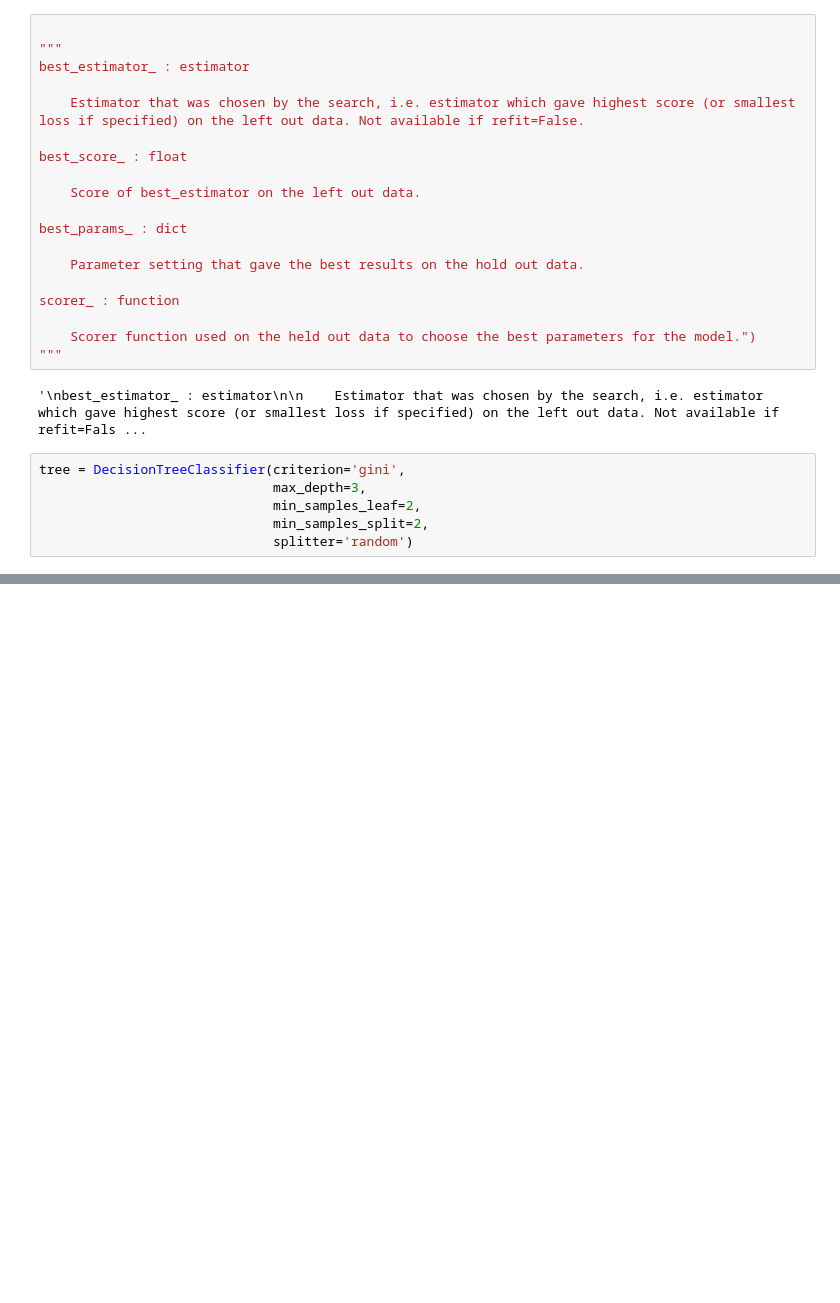
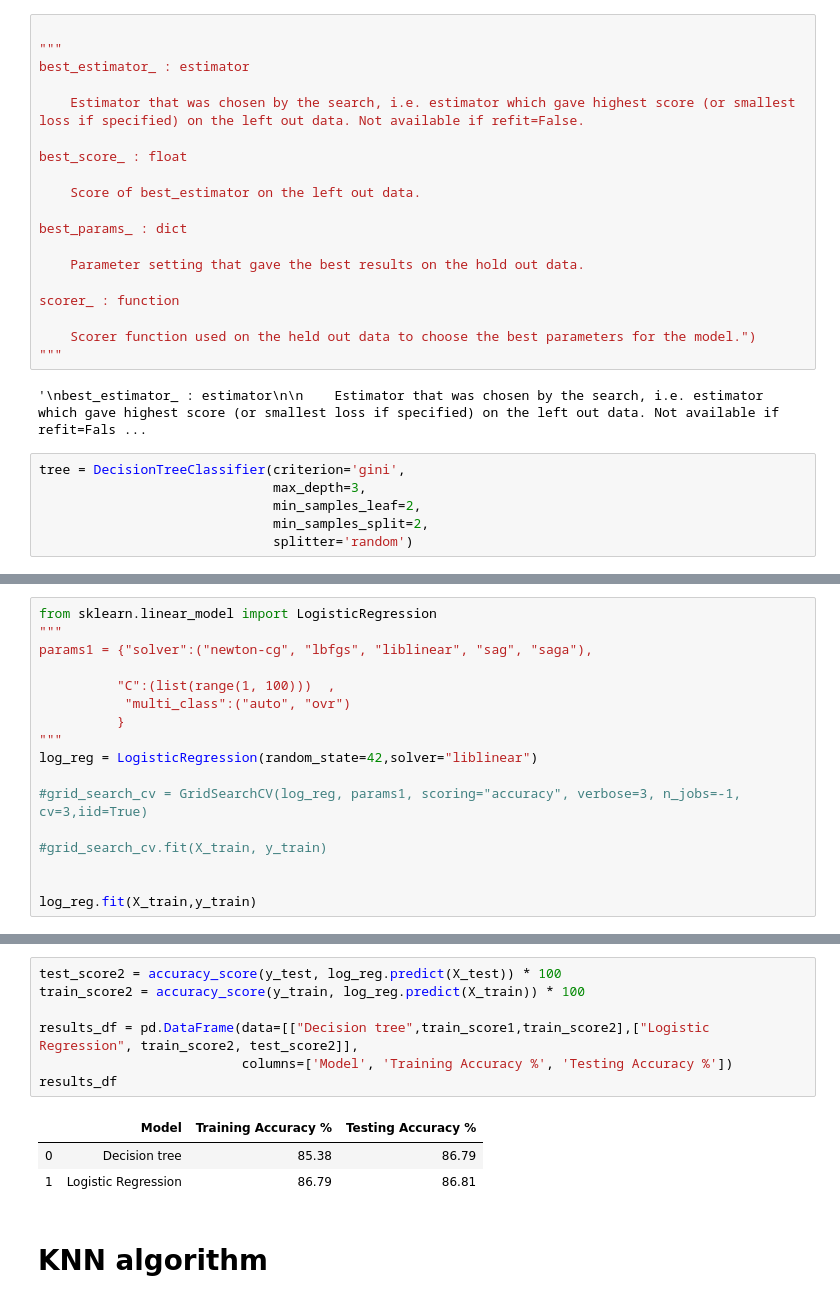
Before and after one commit to northcampus-university-of-kashmir/Heart-Disease-Detection-System, a Jupyter notebook: All in one.ipynb, the cells around one changed output, grey strips where cells are left out. Drawn from its saved outputs; the diff is of its cells as text; blank space fills up the shorter version.

```diff
--- a/All in one.ipynb
+++ b/All in one.ipynb
@@ -325,0 +357,17 @@ print_score(tree, X_train, y_train, X_test, y_test, train=False)
+# %%
+from sklearn.linear_model import LogisticRegression
+"""
+params1 = {"solver":("newton-cg", "lbfgs", "liblinear", "sag", "saga"),
+
+          "C":(list(range(1, 100)))  ,
+           "multi_class":("auto", "ovr")
+          }
+"""
+log_reg = LogisticRegression(random_state=42,solver="liblinear")
+
+#grid_search_cv = GridSearchCV(log_reg, params1, scoring="accuracy", verbose=3, n_jobs=-1, cv=3,iid=True)
+
+#grid_search_cv.fit(X_train, y_train)
+
+
+log_reg.fit(X_train,y_train)
@@ -325,0 +406,13 @@ print_score(tree, X_train, y_train, X_test, y_test, train=False)
+# %%
+test_score2 = accuracy_score(y_test, log_reg.predict(X_test)) * 100
+train_score2 = accuracy_score(y_train, log_reg.predict(X_train)) * 100
+
+results_df = pd.DataFrame(data=[["Decision tree",train_score1,train_score2],["Logistic Regression", train_score2, test_score2]],
+                          columns=['Model', 'Training Accuracy %', 'Testing Accuracy %'])
+results_df
+# %% [output]
+|  | Model | Training Accuracy % | Testing Accuracy % |
+| 0 | Decision tree | 85.38 | 86.79 |
+| 1 | Logistic Regression | 86.79 | 86.81 |
+# %% [markdown]
+# KNN algorithm
```
Also changed, not shown: parts of 22 cells of this notebook.
